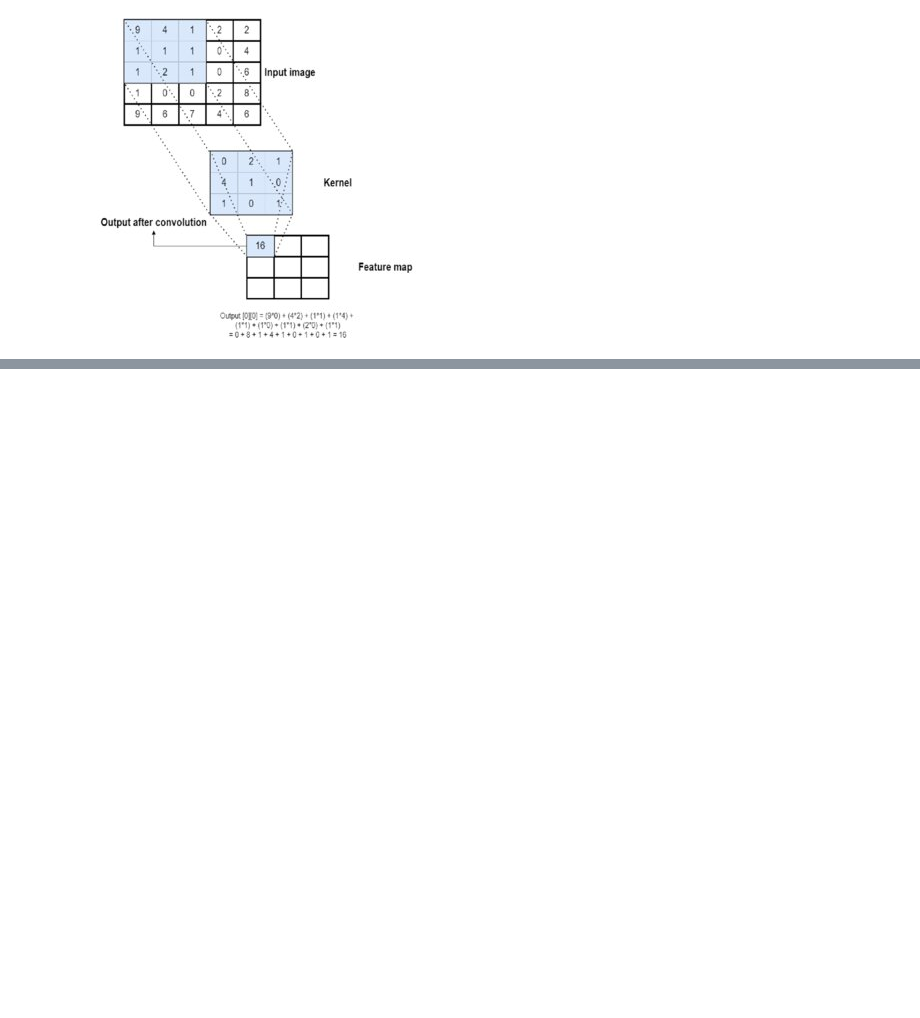
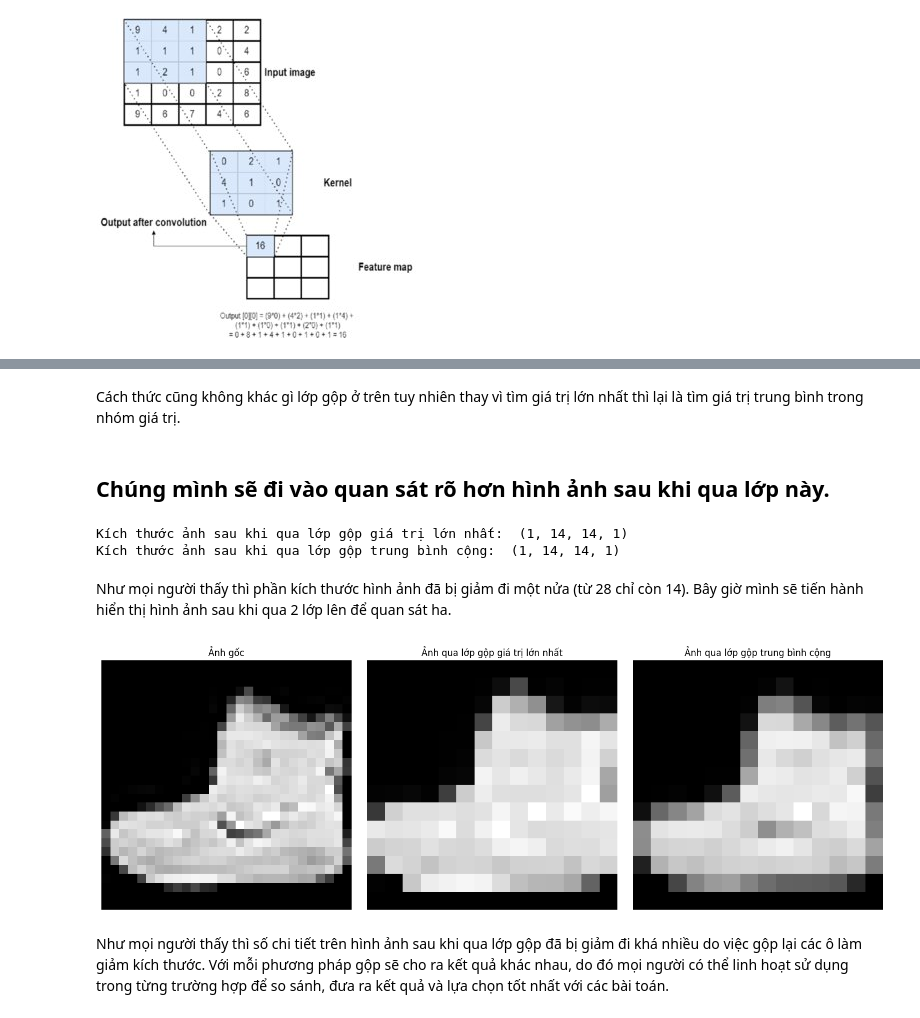
Before and after one commit to brianhuster/AI_and_Machine_Learning_for_Coders, a Jupyter notebook: Chapter3_Going_Beyond_the_Basics_Detecting_Features_in_Images.ipynb, the cells around one changed output, grey strips where cells are left out. Cells and saved outputs as stored; diff of their text form; code cells hidden in the pictures; blank space fills up the shorter version.

Commit message:
update: add pooling part

```diff
--- a/Chapter3_Going_Beyond_the_Basics_Detecting_Features_in_Images.ipynb
+++ b/Chapter3_Going_Beyond_the_Basics_Detecting_Features_in_Images.ipynb
@@ -141,0 +189,58 @@ với kernel_size là kích thước bộ lọc.
+# %% [markdown]
+Cách thức cũng không khác gì lớp gộp ở trên tuy nhiên thay vì tìm giá trị lớn nhất thì lại là tìm giá trị trung bình trong nhóm giá trị.
+# %% [markdown]
+## Chúng mình sẽ đi vào quan sát rõ hơn hình ảnh sau khi qua lớp này.
+# %%
+from tensorflow.keras.layers import MaxPooling2D, AveragePooling2D
+
+# Khởi tạo lớp gộp giá trị lớn nhất (Max pooling)
+max_pool = MaxPooling2D(pool_size=(2, 2))
+max_pool.build(img_reshape.shape)
+
+# Cho ảnh qua lớp max pooling
+img_max_pool = max_pool(img_reshape)
+print("Kích thước ảnh sau khi qua lớp gộp giá trị lớn nhất: ",img_max_pool.shape)
+
+# Khưởi tạo lớp gộp trung bình cộng (Average pooling)
+avg_pool = AveragePooling2D(pool_size=(2, 2))
+avg_pool.build(img_reshape.shape)
+
+# Cho ảnh qua lớp gộp trung bình cộng
+img_avg_pool = avg_pool(img_reshape)
+print("Kích thước ảnh sau khi qua lớp gộp trung bình cộng: ",img_avg_pool.shape)
+# %% [output]
+Kích thước ảnh sau khi qua lớp gộp giá trị lớn nhất:  (1, 14, 14, 1)
+Kích thước ảnh sau khi qua lớp gộp trung bình cộng:  (1, 14, 14, 1)
+# %% [markdown]
+Như mọi người thấy thì phần kích thước hình ảnh đã bị giảm đi một nửa (từ 28 chỉ còn 14). Bây giờ mình sẽ tiến hành hiển thị hình ảnh sau khi qua 2 lớp lên để quan sát ha.
+# %%
+# Chuyển đổi đầu ra về dạng numpy
+# output_images_np = output_images.numpy().squeeze()  # Loại bỏ batch dimension
+img_max_pool = img_max_pool.numpy().squeeze()
+img_avg_pool = img_avg_pool.numpy().squeeze()
+
+# Hiển thị hình ảnh
+fig, axs = plt.subplots(1, 3, figsize=(15, 5))
+axs = axs.flatten()
+
+# Ảnh gốc
+axs[0].imshow(img_reshape.squeeze(), cmap='gray')
+axs[0].set_title('Ảnh gốc')
+axs[0].axis('off')
+
+# Ảnh qua lớp gộp giá trị lớn nhất (max pooling)
+axs[1].imshow(img_max_pool, cmap='gray')
+axs[1].set_title('Ảnh qua lớp gộp giá trị lớn nhất')
+axs[1].axis('off')
+
+# Ảnh qua lớp gộp trung bình cộng (average pooling
+axs[2].imshow(img_avg_pool, cmap='gray')
+axs[2].set_title('Ảnh qua lớp gộp trung bình cộng')
+axs[2].axis('off')
+
+plt.tight_layout()
+plt.show()
+# %% [output]
+[figure, added]
+# %% [markdown]
+Như mọi người thấy thì số chi tiết trên hình ảnh sau khi qua lớp gộp đã bị giảm đi khá nhiều do việc gộp lại các ô làm giảm kích thước. Với mỗi phương pháp gộp sẽ cho ra kết quả khác nhau, do đó mọi người có thể linh hoạt sử dụng trong từng trường hợp để so sánh, đưa ra kết quả và lựa chọn tốt nhất với các bài toán.
```
Also changed, not shown: parts of 16 cells of this notebook.
